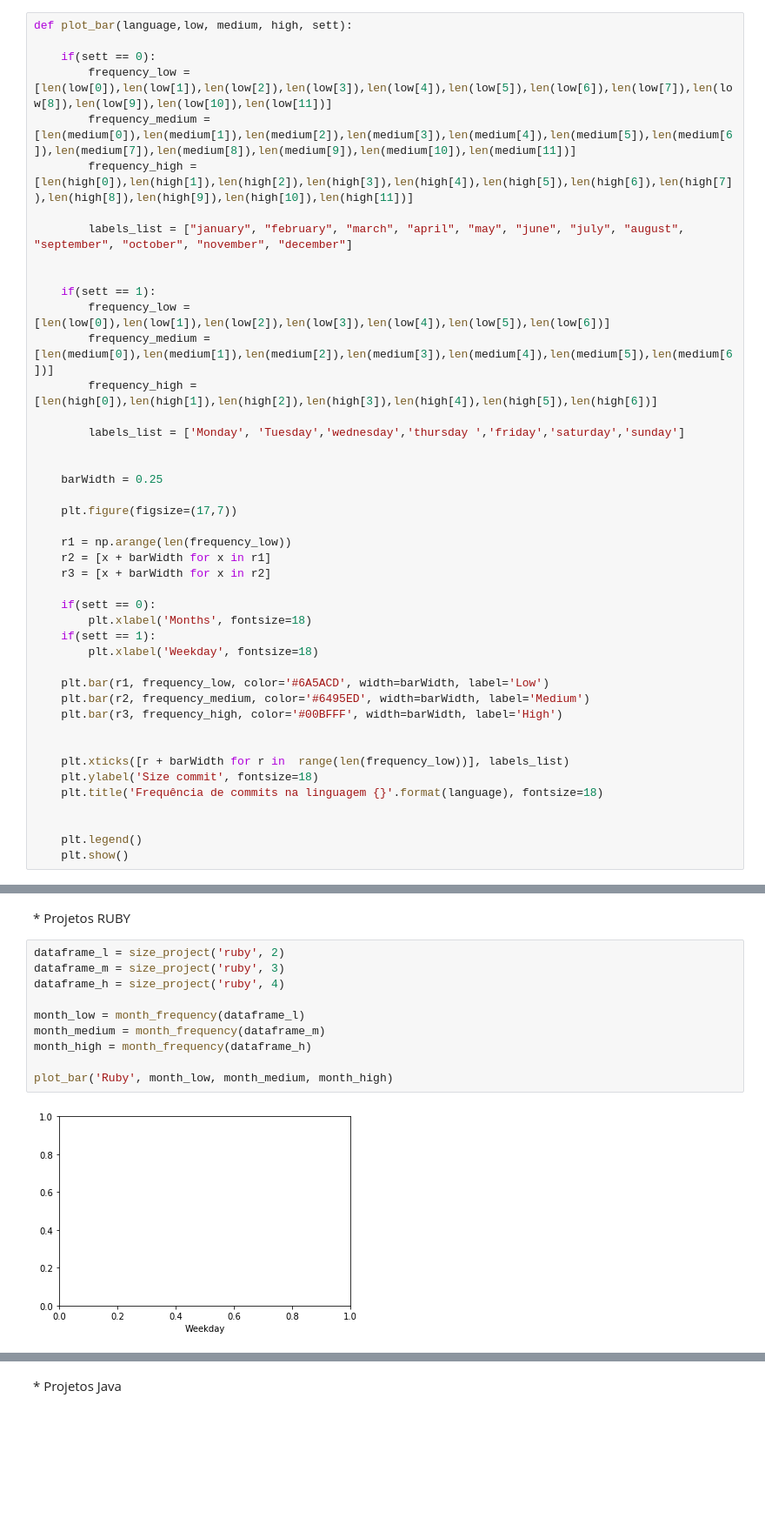
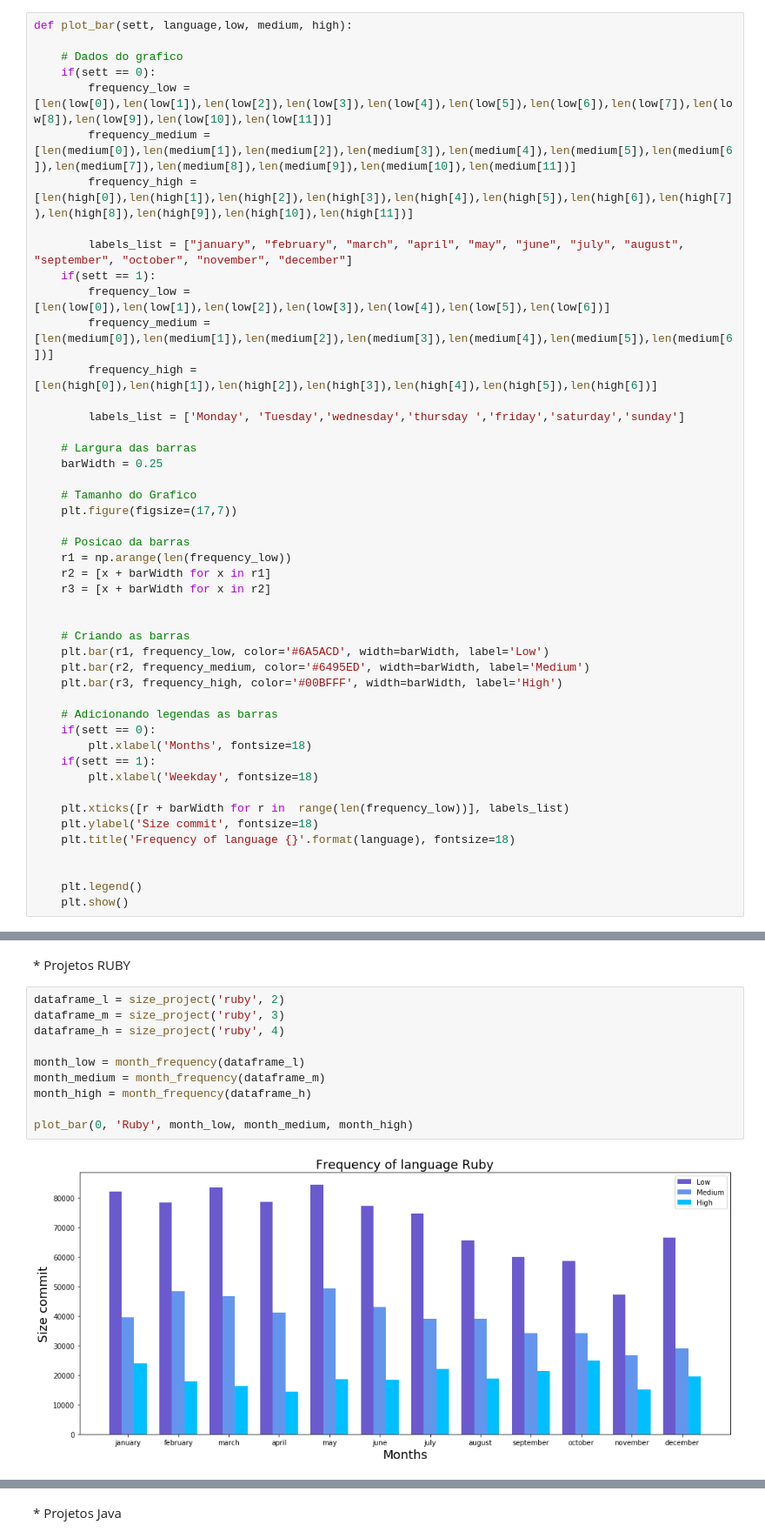
Before and after one commit to wagnernegrao/ci-analysis, a Jupyter notebook: ci_analysis.ipynb, the cells around one changed output, grey strips where cells are left out. Shown at 87% size. Drawn from its saved outputs; the diff is of its cells as text; blank space fills up the shorter version.

Commit message:
Testing the developing frequency function

```diff
--- a/ci_analysis.ipynb
+++ b/ci_analysis.ipynb
@@ -271,16 +271,15 @@ def month_frequency(dataframe): #year
     #print("january:{} \n february:{} \n march:{} \n april:{} \n may:{} \n june:{} \n july:{} \n august:{} \n september:{} \n october:{} \n november:{} \n december:{} ".format(len(january), len(february), len(march), len(april), len(may), len(june), len(july), len(august), len(september), len(october), len(november), len(december)))
     return([january, february, march, april, may, june, july, august, september, october, november, december])
 # %%
-def plot_bar(language,low, medium, high, sett):
+def plot_bar(sett, language,low, medium, high):
 
+    # Dados do grafico
     if(sett == 0):
         frequency_low = [len(low[0]),len(low[1]),len(low[2]),len(low[3]),len(low[4]),len(low[5]),len(low[6]),len(low[7]),len(low[8]),len(low[9]),len(low[10]),len(low[11])]
         frequency_medium = [len(medium[0]),len(medium[1]),len(medium[2]),len(medium[3]),len(medium[4]),len(medium[5]),len(medium[6]),len(medium[7]),len(medium[8]),len(medium[9]),len(medium[10]),len(medium[11])]
         frequency_high = [len(high[0]),len(high[1]),len(high[2]),len(high[3]),len(high[4]),len(high[5]),len(high[6]),len(high[7]),len(high[8]),len(high[9]),len(high[10]),len(high[11])]
 
         labels_list = ["january", "february", "march", "april", "may", "june", "july", "august", "september", "october", "november", "december"]
-
-
     if(sett == 1):
         frequency_low = [len(low[0]),len(low[1]),len(low[2]),len(low[3]),len(low[4]),len(low[5]),len(low[6])]
         frequency_medium = [len(medium[0]),len(medium[1]),len(medium[2]),len(medium[3]),len(medium[4]),len(medium[5]),len(medium[6])]
@@ -288,28 +287,32 @@ def plot_bar(language,low, medium, high, sett):
 
         labels_list = ['Monday', 'Tuesday','wednesday','thursday ','friday','saturday','sunday']
 
-
+    # Largura das barras
     barWidth = 0.25
 
+    # Tamanho do Grafico
     plt.figure(figsize=(17,7))
 
+    # Posicao da barras
     r1 = np.arange(len(frequency_low))
     r2 = [x + barWidth for x in r1]
     r3 = [x + barWidth for x in r2]
 
+
+    # Criando as barras
+    plt.bar(r1, frequency_low, color='#6A5ACD', width=barWidth, label='Low')
+    plt.bar(r2, frequency_medium, color='#6495ED', width=barWidth, label='Medium')
+    plt.bar(r3, frequency_high, color='#00BFFF', width=barWidth, label='High')
+
+    # Adicionando legendas as barras
     if(sett == 0):
         plt.xlabel('Months', fontsize=18)
     if(sett == 1):
         plt.xlabel('Weekday', fontsize=18)
 
-    plt.bar(r1, frequency_low, color='#6A5ACD', width=barWidth, label='Low')
-    plt.bar(r2, frequency_medium, color='#6495ED', width=barWidth, label='Medium')
-    plt.bar(r3, frequency_high, color='#00BFFF', width=barWidth, label='High')
-
-
     plt.xticks([r + barWidth for r in  range(len(frequency_low))], labels_list)
     plt.ylabel('Size commit', fontsize=18)
-    plt.title('Frequência de commits na linguagem {}'.format(language), fontsize=18)
+    plt.title('Frequency of language {}'.format(language), fontsize=18)
 
 
     plt.legend()
@@ -460,12 +512,12 @@ plot_bar('Java', weekday_low, weekday_medium, weekday_high, 1)
 # %%
 dataframe_l = size_project('ruby', 2)
 dataframe_m = size_project('ruby', 3)
 dataframe_h = size_project('ruby', 4)
 
 month_low = month_frequency(dataframe_l)
 month_medium = month_frequency(dataframe_m)
 month_high = month_frequency(dataframe_h)
 
-plot_bar('Ruby', month_low, month_medium, month_high)
+plot_bar(0, 'Ruby', month_low, month_medium, month_high)
 # %% [output]
-[figure, old version]
+[figure, new version]
```
Also changed, not shown: parts of 11 cells of this notebook.
